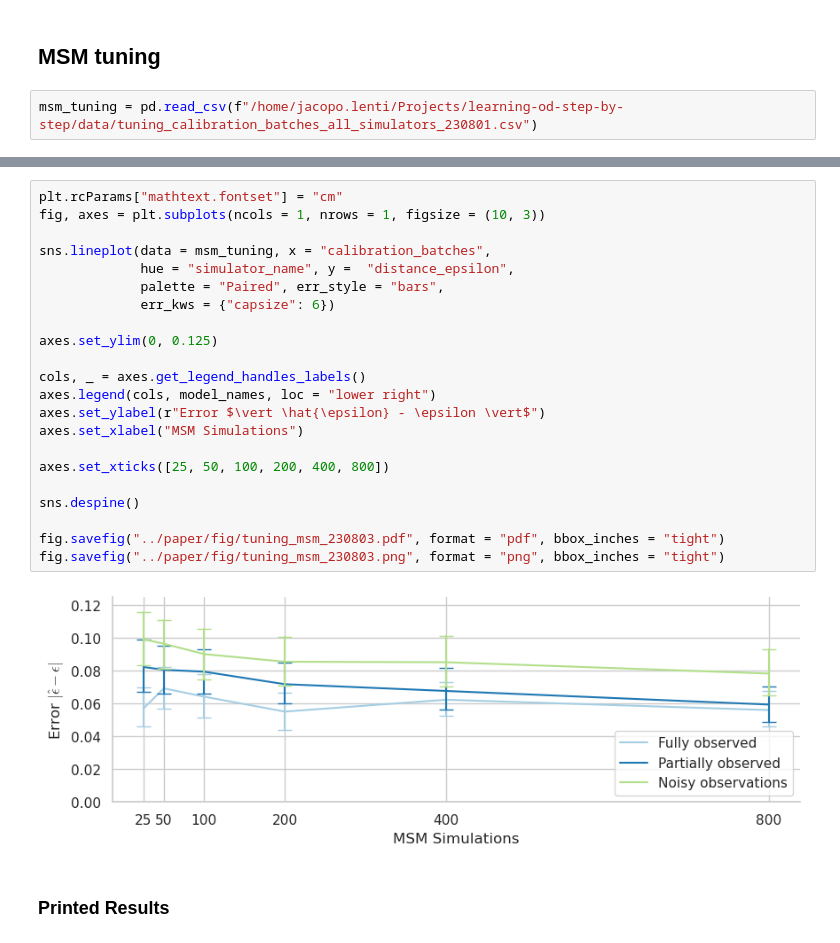
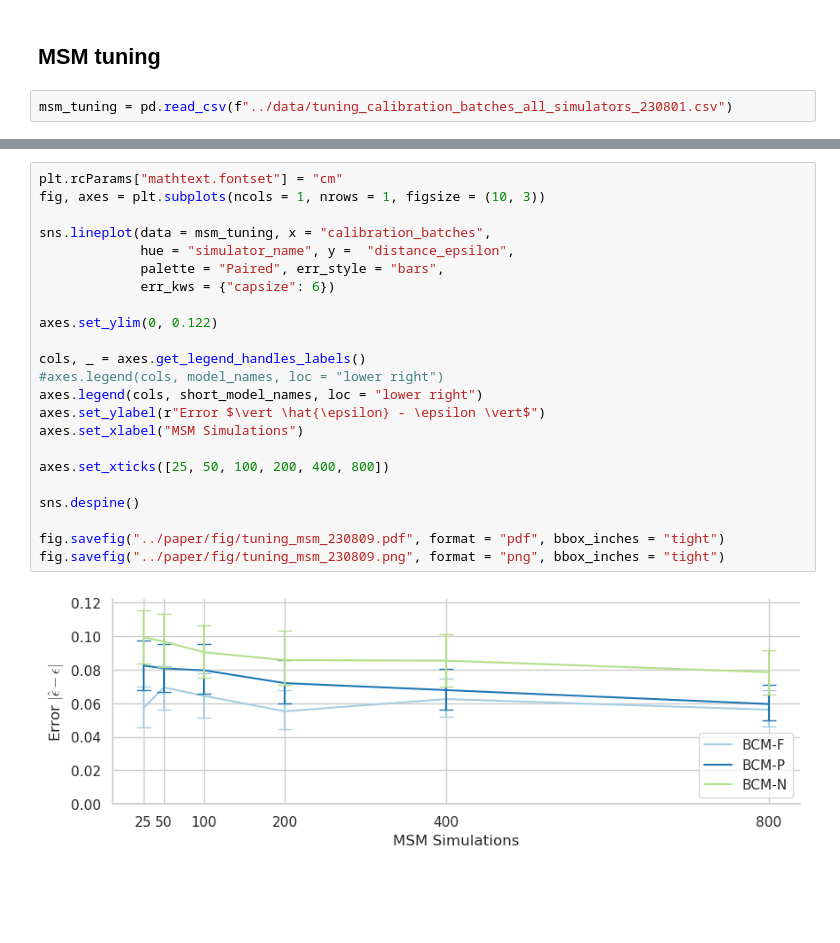
Before and after one commit to jaclenti/ABMcalibration-MLvsMSM, a Jupyter notebook: notebook/8.0_WSDM_Figures.ipynb, the cells around one changed output, grey strips where cells are left out. Saved outputs shown, nothing was run; the diff lists cells and outputs as text; blank space fills up the shorter version.

```diff
--- a/notebook/8.0_WSDM_Figures.ipynb
+++ b/notebook/8.0_WSDM_Figures.ipynb
@@ -585,4 +585,4 @@ sns.despine()
 # %% [markdown]
 ## MSM tuning
 # %%
-msm_tuning = pd.read_csv(f"/home/jacopo.lenti/Projects/learning-od-step-by-step/data/tuning_calibration_batches_all_simulators_230801.csv")
+msm_tuning = pd.read_csv(f"../data/tuning_calibration_batches_all_simulators_230801.csv")
@@ -589,26 +610,25 @@ msm_tuning = pd.read_csv(f"/home/jacopo.lenti/Projects/learning-od-step-by-step/
 # %%
 plt.rcParams["mathtext.fontset"] = "cm"
 fig, axes = plt.subplots(ncols = 1, nrows = 1, figsize = (10, 3))
 
 sns.lineplot(data = msm_tuning, x = "calibration_batches",
              hue = "simulator_name", y =  "distance_epsilon",
              palette = "Paired", err_style = "bars",
              err_kws = {"capsize": 6})
 
-axes.set_ylim(0, 0.125)
+axes.set_ylim(0, 0.122)
 
 cols, _ = axes.get_legend_handles_labels()
-axes.legend(cols, model_names, loc = "lower right")
+#axes.legend(cols, model_names, loc = "lower right")
+axes.legend(cols, short_model_names, loc = "lower right")
 axes.set_ylabel(r"Error $\vert \hat{\epsilon} - \epsilon \vert$")
 axes.set_xlabel("MSM Simulations")
 
 axes.set_xticks([25, 50, 100, 200, 400, 800])
 
 sns.despine()
 
-fig.savefig("../paper/fig/tuning_msm_230803.pdf", format = "pdf", bbox_inches = "tight")
-fig.savefig("../paper/fig/tuning_msm_230803.png", format = "png", bbox_inches = "tight")
+fig.savefig("../paper/fig/tuning_msm_230809.pdf", format = "pdf", bbox_inches = "tight")
+fig.savefig("../paper/fig/tuning_msm_230809.png", format = "png", bbox_inches = "tight")
 # %% [output]
-[figure, old version]
+[figure, new version]
-# %% [markdown]
-### Printed Results
```
Also changed, not shown: parts of 63 cells of this notebook, 37 other files.
